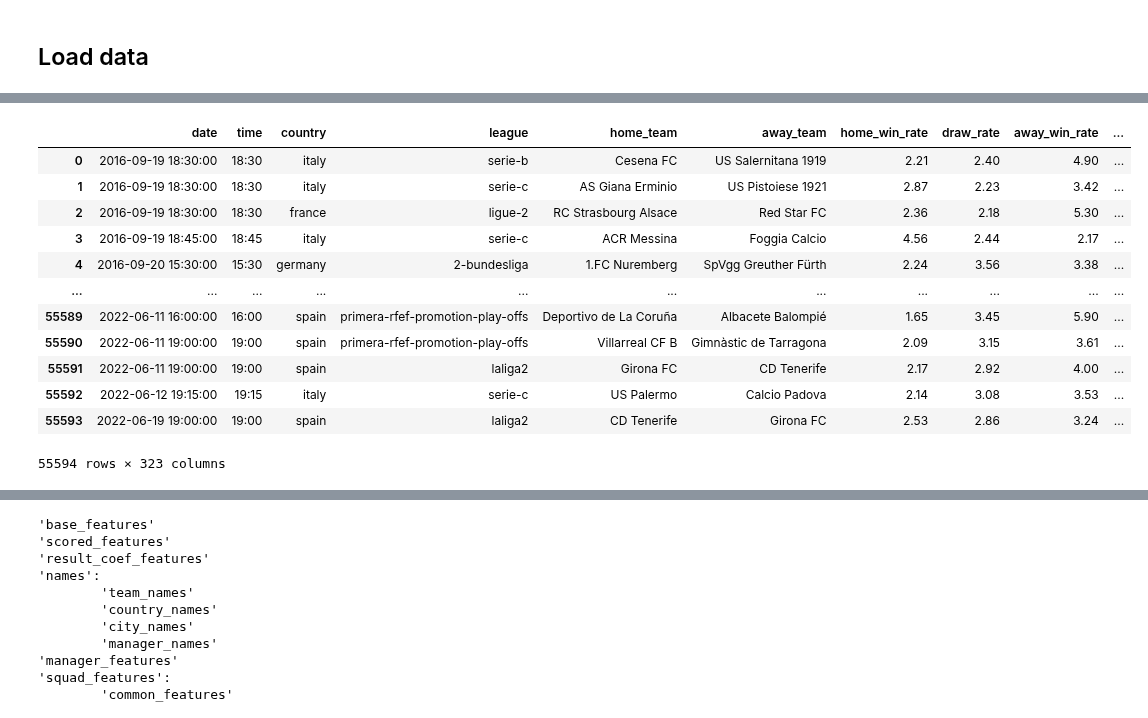
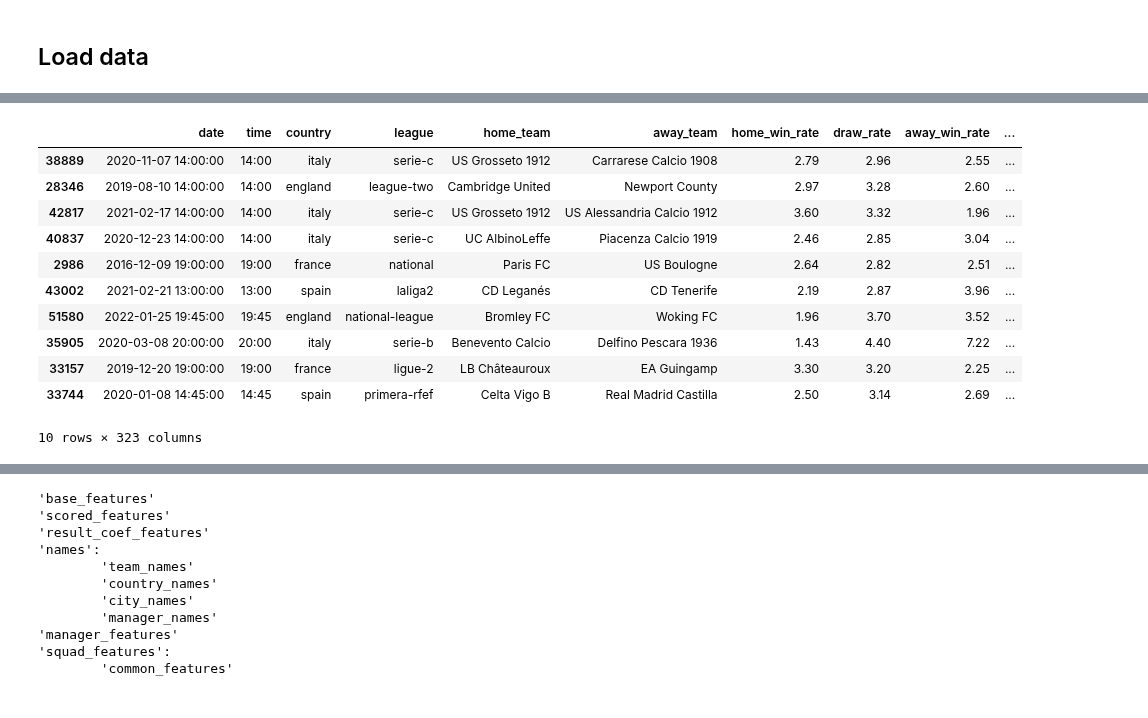
Before and after one commit to macroslav/bets-model, a Jupyter notebook: notebooks/Bets pipeline.ipynb, the cells around one changed output, grey strips where cells are left out. Cells and saved outputs as stored; diff of their text form; code cells hidden in the pictures.

```diff
--- a/notebooks/Bets pipeline.ipynb
+++ b/notebooks/Bets pipeline.ipynb
@@ -61,19 +60,18 @@ Wall time: 5.62 s
 # %%
-raw_train_data
+raw_train_data.sample(10)
 # %% [output]
 |  | date | time | country | league | home_team | away_team | home_win_rate | draw_rate | away_win_rate | ... |
-| 0 | 2016-09-19 18:30:00 | 18:30 | italy | serie-b | Cesena FC | US Salernitana 1919 | 2.21 | 2.40 | 4.90 | ... |
-| 1 | 2016-09-19 18:30:00 | 18:30 | italy | serie-c | AS Giana Erminio | US Pistoiese 1921 | 2.87 | 2.23 | 3.42 | ... |
-| 2 | 2016-09-19 18:30:00 | 18:30 | france | ligue-2 | RC Strasbourg Alsace | Red Star FC | 2.36 | 2.18 | 5.30 | ... |
-| 3 | 2016-09-19 18:45:00 | 18:45 | italy | serie-c | ACR Messina | Foggia Calcio | 4.56 | 2.44 | 2.17 | ... |
-| 4 | 2016-09-20 15:30:00 | 15:30 | germany | 2-bundesliga | 1.FC Nuremberg | SpVgg Greuther Fürth | 2.24 | 3.56 | 3.38 | ... |
-| ... | ... | ... | ... | ... | ... | ... | ... | ... | ... | ... |
-| 55589 | 2022-06-11 16:00:00 | 16:00 | spain | primera-rfef-promotion-play-offs | Deportivo de La Coruña | Albacete Balompié | 1.65 | 3.45 | 5.90 | ... |
-| 55590 | 2022-06-11 19:00:00 | 19:00 | spain | primera-rfef-promotion-play-offs | Villarreal CF B | Gimnàstic de Tarragona | 2.09 | 3.15 | 3.61 | ... |
-| 55591 | 2022-06-11 19:00:00 | 19:00 | spain | laliga2 | Girona FC | CD Tenerife | 2.17 | 2.92 | 4.00 | ... |
-| 55592 | 2022-06-12 19:15:00 | 19:15 | italy | serie-c | US Palermo | Calcio Padova | 2.14 | 3.08 | 3.53 | ... |
-| 55593 | 2022-06-19 19:00:00 | 19:00 | spain | laliga2 | CD Tenerife | Girona FC | 2.53 | 2.86 | 3.24 | ... |
+| 38889 | 2020-11-07 14:00:00 | 14:00 | italy | serie-c | US Grosseto 1912 | Carrarese Calcio 1908 | 2.79 | 2.96 | 2.55 | ... |
+| 28346 | 2019-08-10 14:00:00 | 14:00 | england | league-two | Cambridge United | Newport County | 2.97 | 3.28 | 2.60 | ... |
+| 42817 | 2021-02-17 14:00:00 | 14:00 | italy | serie-c | US Grosseto 1912 | US Alessandria Calcio 1912 | 3.60 | 3.32 | 1.96 | ... |
+| 40837 | 2020-12-23 14:00:00 | 14:00 | italy | serie-c | UC AlbinoLeffe | Piacenza Calcio 1919 | 2.46 | 2.85 | 3.04 | ... |
+| 2986 | 2016-12-09 19:00:00 | 19:00 | france | national | Paris FC | US Boulogne | 2.64 | 2.82 | 2.51 | ... |
+| 43002 | 2021-02-21 13:00:00 | 13:00 | spain | laliga2 | CD Leganés | CD Tenerife | 2.19 | 2.87 | 3.96 | ... |
+| 51580 | 2022-01-25 19:45:00 | 19:45 | england | national-league | Bromley FC | Woking FC | 1.96 | 3.70 | 3.52 | ... |
+| 35905 | 2020-03-08 20:00:00 | 20:00 | italy | serie-b | Benevento Calcio | Delfino Pescara 1936 | 1.43 | 4.40 | 7.22 | ... |
+| 33157 | 2019-12-20 19:00:00 | 19:00 | france | ligue-2 | LB Châteauroux | EA Guingamp | 3.30 | 3.20 | 2.25 | ... |
+| 33744 | 2020-01-08 14:45:00 | 14:45 | spain | primera-rfef | Celta Vigo B | Real Madrid Castilla | 2.50 | 3.14 | 2.69 | ... |
-55594 rows × 323 columns
+10 rows × 323 columns
 # %%
 def get_cv_data(data, start_from_season: str = '2017-2018',
                 unit: str = 'days',
```
Also changed, not shown: parts of 18 cells of this notebook, 5 other files.
